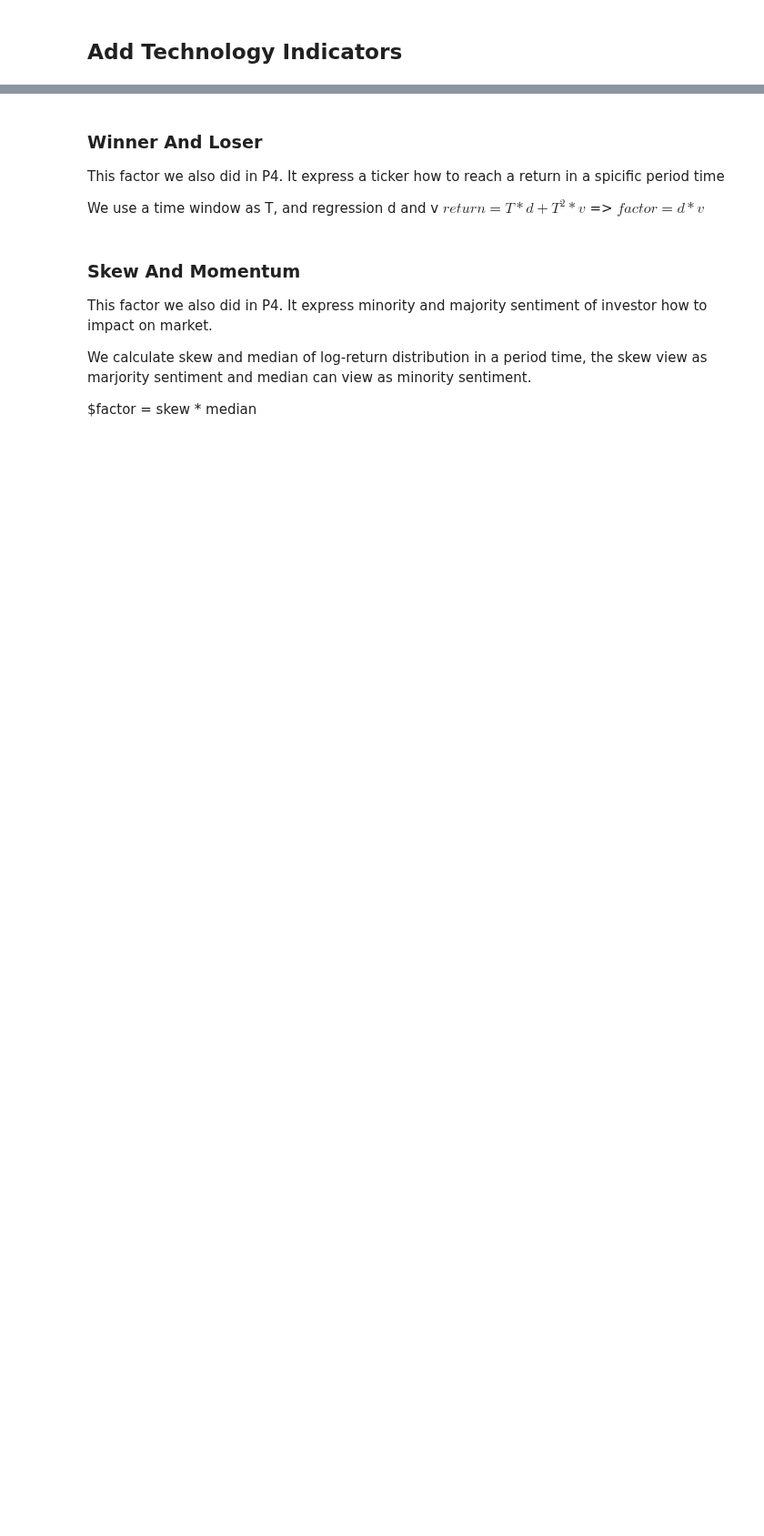
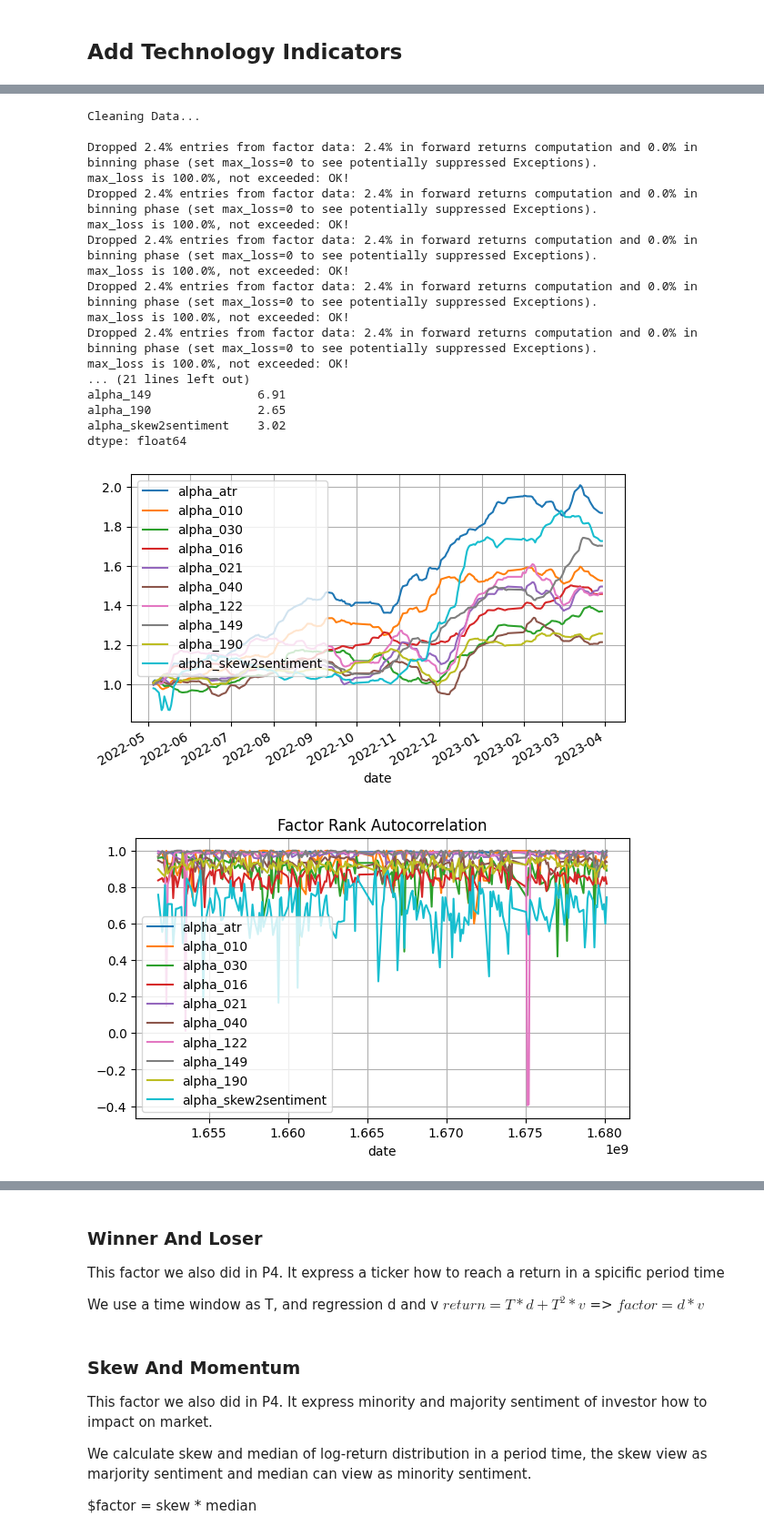
Before and after one commit to JiaRuiming-1/AI-Trading, a Jupyter notebook: P7_Backtesting/Factor_Process.ipynb, the cells around one changed output, grey strips where cells are left out. Shown at 91% size. Cells and saved outputs as stored; diff of their text form; code cells hidden in the pictures; blank space fills up the shorter version.

```diff
--- a/P7_Backtesting/Factor_Process.ipynb
+++ b/P7_Backtesting/Factor_Process.ipynb
@@ -209,0 +228,53 @@ universe = IndicatorHelper(universe).add_technical_indicator(tech_indicator_list
+# %%
+import alphalens as al
+from scipy.stats import zscore
+import helper.project_helper as ph
+
+shift_day = -5
+tmp = universe.copy(deep=True)
+tmp['close'] = tmp.groupby('ts_code')['close'].shift(shift_day)
+all_pricing = tmp.reset_index().pivot(index='date', columns='ts_code', values='close')
+#all_pricing = all_pricing.loc[all_pricing.index[::5]]
+
+def show_sample_results(factors_with_alpha, features, pricing=all_pricing, holding_time=1):
+    factors_with_alpha = factors_with_alpha[features]
+
+    # Setup data for AlphaLens
+    print('Cleaning Data...\n')
+    factor_data = ph.build_factor_data(factors_with_alpha, pricing, holding_time=holding_time)
+    print('\n-----------------------\n')
+
+    # Calculate Factor Returns and Sharpe Ratio
+    factor_returns = ph.get_factor_returns(factor_data)
+    sharpe_ratio = ph.sharpe_ratio(factor_returns)
+
+    # Show Results
+    print('             Sharpe Ratios')
+    print(sharpe_ratio.round(2))
+    ph.plot_factor_returns(factor_returns)
+    ph.plot_factor_rank_autocorrelation(factor_data)
+
+#all_pricing.head()
+# %%
+eva_df = all_factors.loc[all_factors['trade_date']>20220501]
+show_sample_results(eva_df, factor_names, pricing=all_pricing, holding_time=5)
+# %% [output]
+Cleaning Data...
+
+Dropped 2.4% entries from factor data: 2.4% in forward returns computation and 0.0% in binning phase (set max_loss=0 to see potentially suppressed Exceptions).
+max_loss is 100.0%, not exceeded: OK!
+Dropped 2.4% entries from factor data: 2.4% in forward returns computation and 0.0% in binning phase (set max_loss=0 to see potentially suppressed Exceptions).
+max_loss is 100.0%, not exceeded: OK!
+Dropped 2.4% entries from factor data: 2.4% in forward returns computation and 0.0% in binning phase (set max_loss=0 to see potentially suppressed Exceptions).
+max_loss is 100.0%, not exceeded: OK!
+Dropped 2.4% entries from factor data: 2.4% in forward returns computation and 0.0% in binning phase (set max_loss=0 to see potentially suppressed Exceptions).
+max_loss is 100.0%, not exceeded: OK!
+Dropped 2.4% entries from factor data: 2.4% in forward returns computation and 0.0% in binning phase (set max_loss=0 to see potentially suppressed Exceptions).
+max_loss is 100.0%, not exceeded: OK!
+... (21 lines left out)
+alpha_149               6.91
+alpha_190               2.65
+alpha_skew2sentiment    3.02
+dtype: float64
+[figure, added]
+[figure, added]
```
Also changed, not shown: parts of 65 cells of this notebook.
